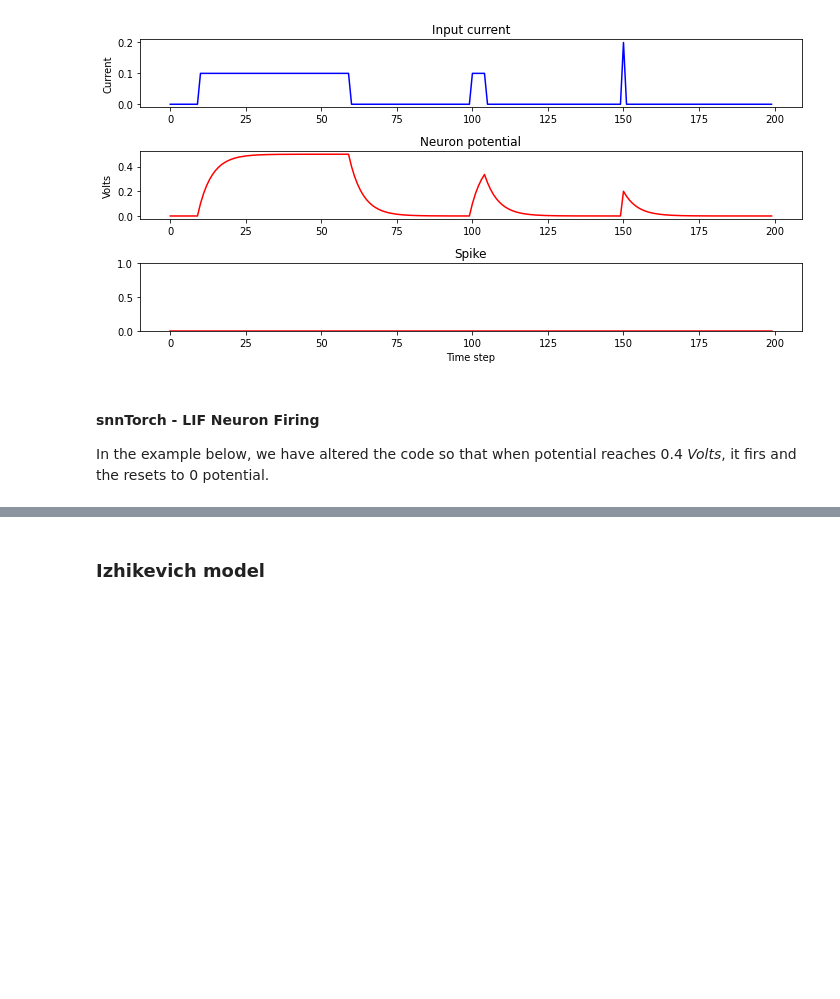
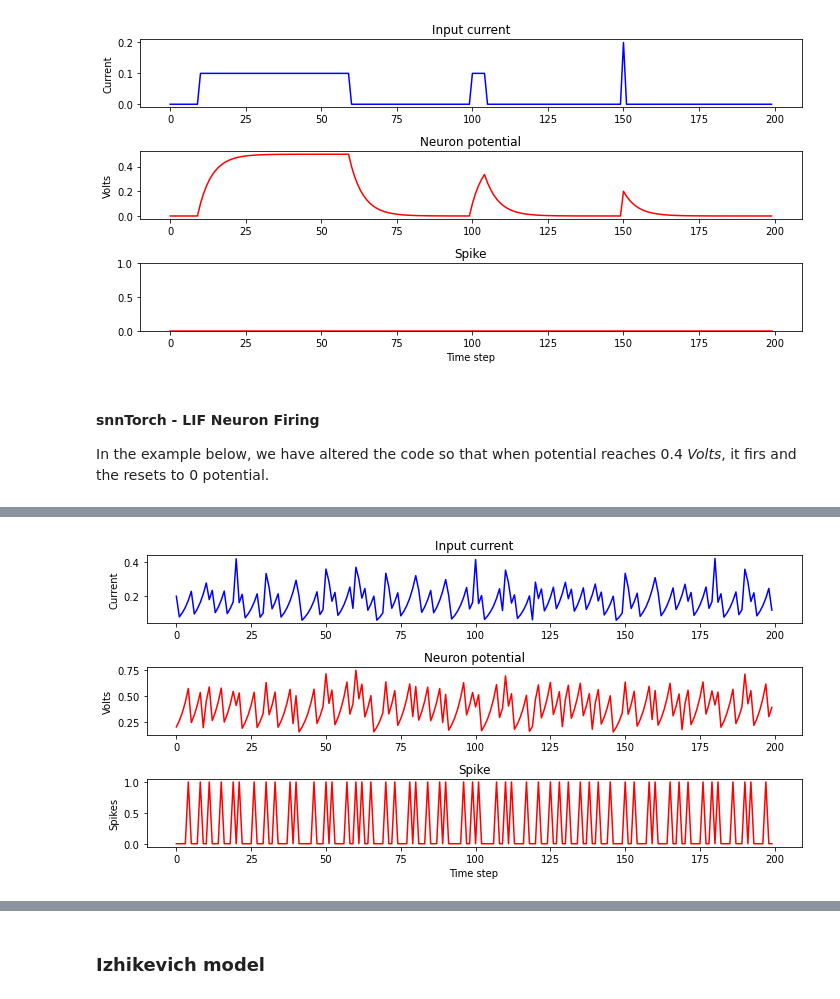
Before and after one commit to amirabbasja/Spiking-neural-networks-, a Jupyter notebook: 1-SNN_simluation.ipynb, the cells around one changed output, grey strips where cells are left out. Cells and saved outputs as stored; diff of their text form; code cells hidden in the pictures; blank space fills up the shorter version.

Commit message:
added synaptic conductance-based neurons

```diff
--- a/1-SNN_simluation.ipynb
+++ b/1-SNN_simluation.ipynb
@@ -287,0 +324,47 @@ plt.show()
+# %%
+# Temporal dynamics
+alpha = 0.4
+beta = 0.9
+numSteps = 200
+
+# Initialize Synaptic Conductance-based LIF neuron
+lif1 = snn.Synaptic(alpha=alpha, beta=beta, threshold=.5)
+
+# Initialize the input spikes
+spikeIn = torch.cat((torch.ones(1)*.2, torch.zeros(9)), 0).repeat(20)
+
+# Initial conditions and necessary lists to save the records
+synCurrent, potential = lif1.init_synaptic()
+spkOut = torch.zeros(1)
+lst_synCurrent, lst_pot, lst_spike = [], [], []
+
+# Simulate
+for step in range(numSteps):
+    spkOut, synCurrent, potential = lif1(spikeIn[step], synCurrent, potential)
+    lst_spike.append(spkOut)
+    lst_synCurrent.append(synCurrent)
+    lst_pot.append(potential)
+
+# convert lists to tensors
+lst_synCurrent = torch.stack(lst_synCurrent)
+lst_pot = torch.stack(lst_pot)
+lst_spike = torch.stack(lst_spike)
+
+
+# Create figure with specific size (width=8 inches, height=10 inches)
+fig, (ax1, ax2, ax3) = plt.subplots(3, 1, figsize=(10, 5))
+
+# First subplot
+ax1.plot(torch.arange(numSteps), lst_synCurrent, 'b-'); ax1.set_title('Input current'); ax1.set_ylabel('Current')
+
+# Second subplot
+ax2.plot(torch.arange(numSteps), lst_pot, 'r-'); ax2.set_title('Neuron potential'); ax2.set_ylabel('Volts')
+
+# Third subplot
+ax3.plot(torch.arange(numSteps), lst_spike, 'r-'); ax3.set_title('Spike'); ax3.set_xlabel('Time step'); ax3.set_ylabel('Spikes')
+
+# Adjust spacing between subplots
+plt.tight_layout()
+plt.show()
+# %% [output]
+[figure, added]
```
Also changed, not shown: parts of 3 cells of this notebook.
